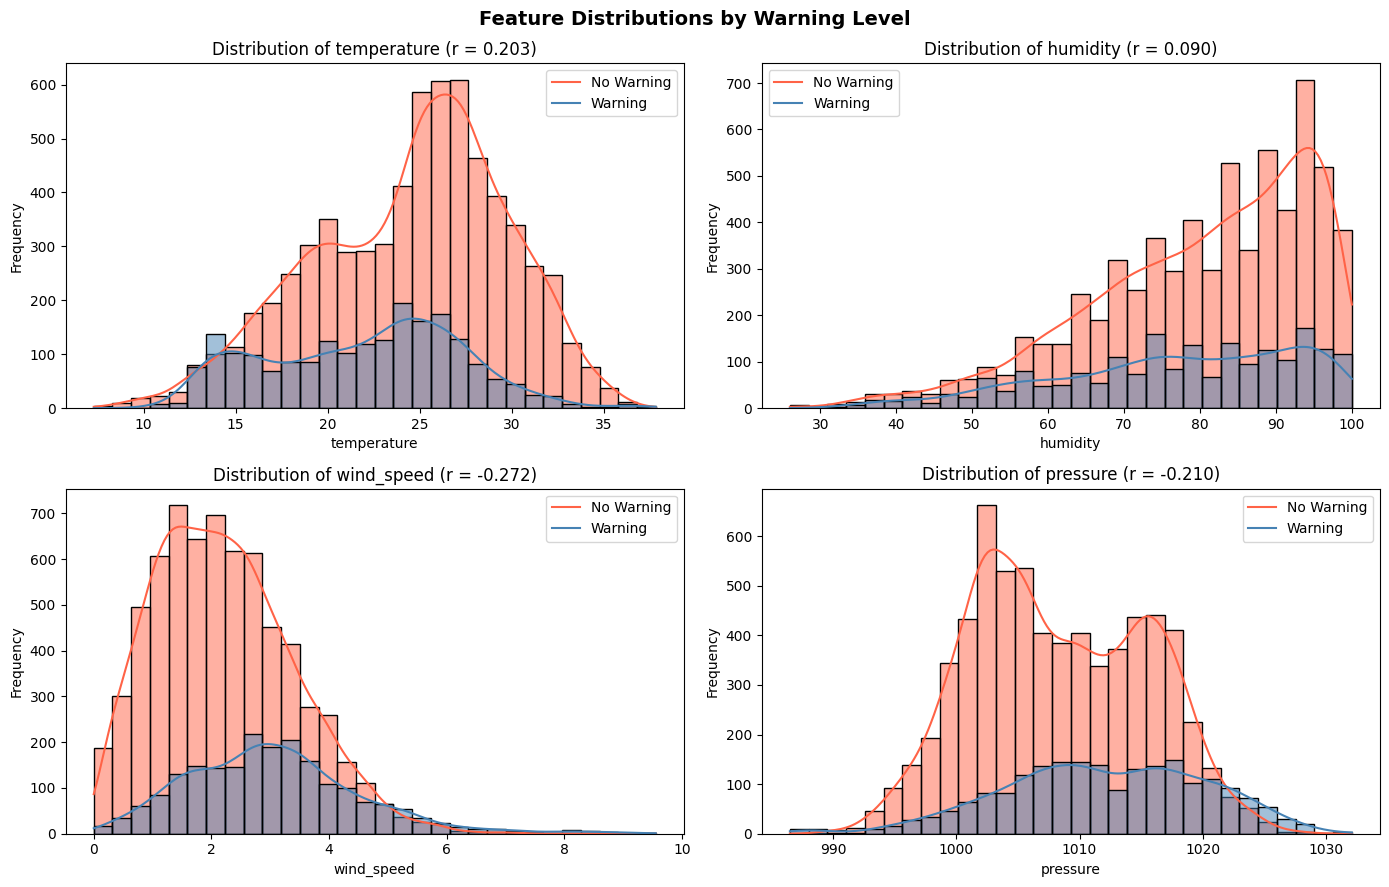
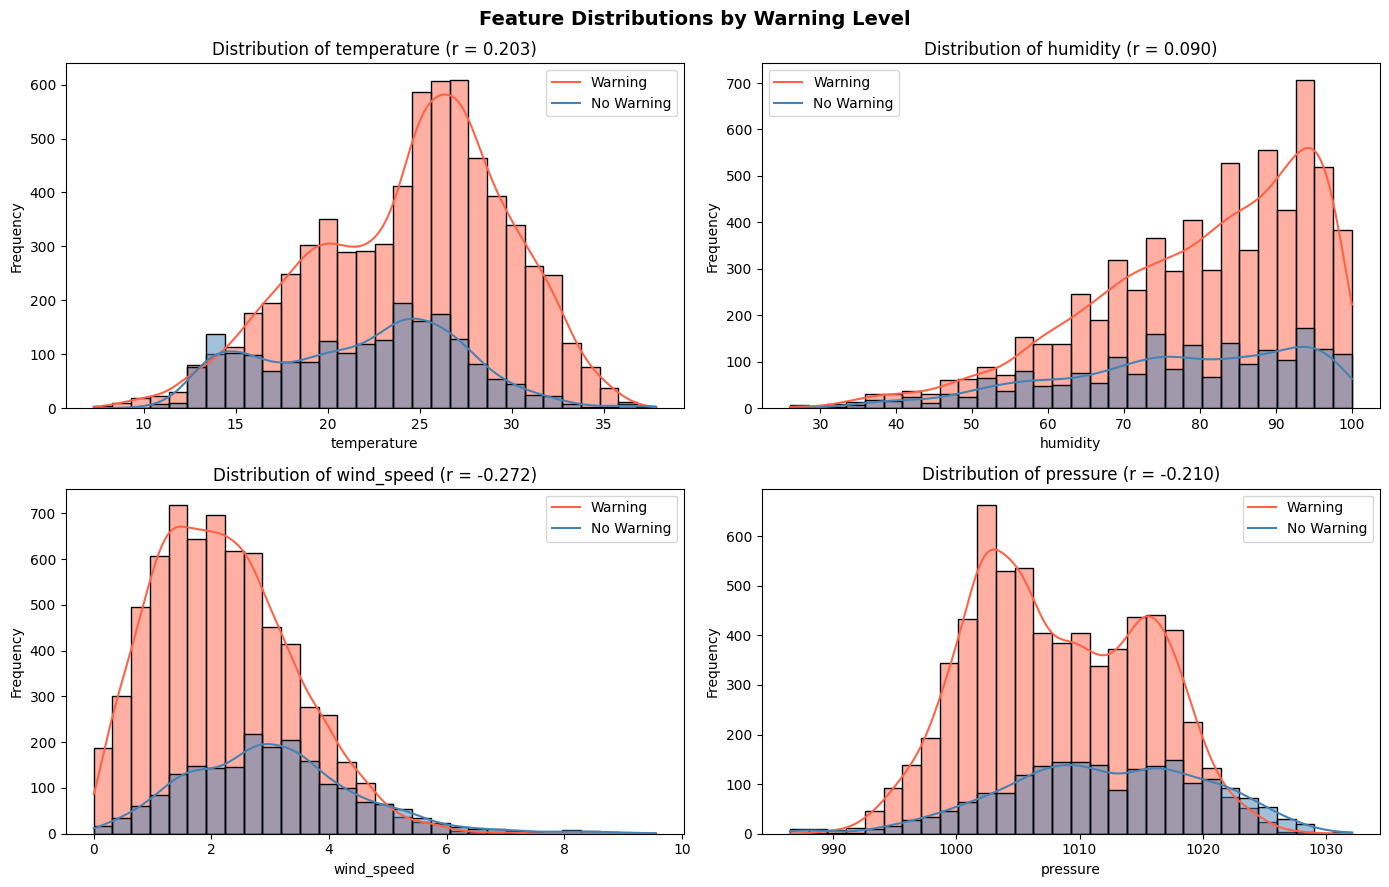
Code edit (unified diff) that turned the first committed figure into the second:
--- before
+++ after
@@ -12,7 +12,8 @@
     axes[i].set_xlabel(col)
     axes[i].set_ylabel("Frequency")
-    axes[i].legend(labels=["No Warning", "Warning"])
+    axes[i].legend(labels=["Warning", "No Warning"])
 
 plt.suptitle("Feature Distributions by Warning Level", fontsize=14, fontweight="bold")
 plt.tight_layout()
+plt.savefig("visuals/task1_feature_distribute.png", dpi=300, bbox_inches="tight")
 plt.show()

Commit: Edit task 1